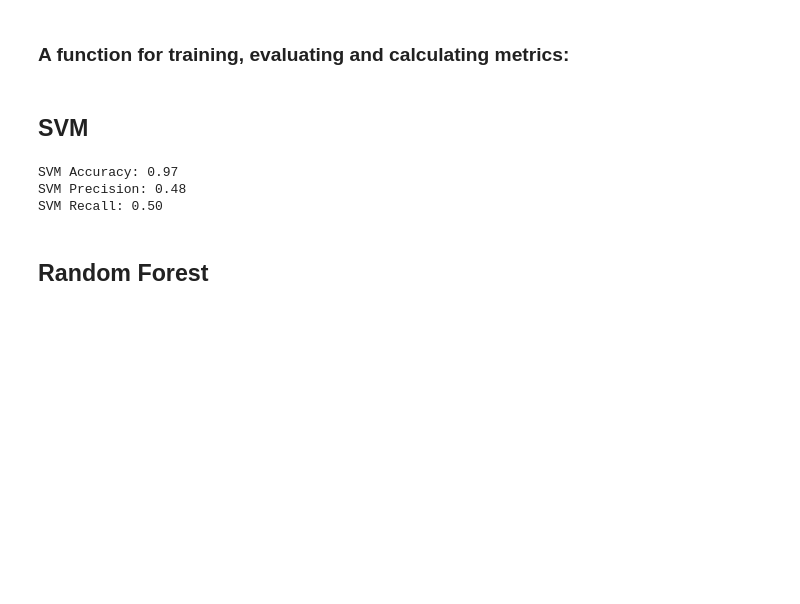
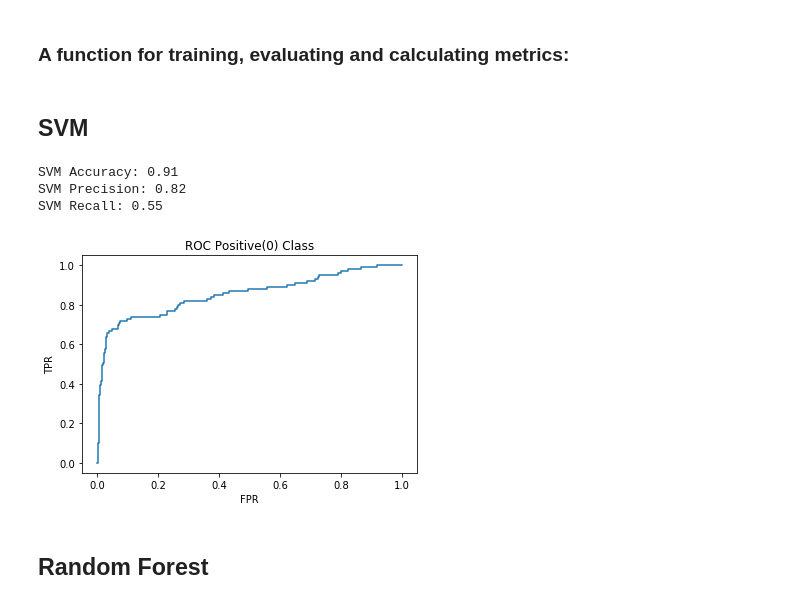
Before and after one commit to hmohebbi/ensembleforImbalance, a Jupyter notebook: Pattern2.ipynb, the cells around one changed output. Cells and saved outputs as stored; diff of their text form; code cells hidden in the pictures; blank space fills up the shorter version.

```diff
--- a/Pattern2.ipynb
+++ b/Pattern2.ipynb
@@ -41,22 +40,31 @@ X_train = []
 Y_train = []
 X_test = []
 Y_test = []
-col_names = ['FixedAcidity', 'VolatileAcidity', 'CitricAcid', 'ResidualSugar', 'Chlorides', 'FreeSulfurDioxide', 'TotalSulfurDioxide', 'Density', 'PH', 'Sulphates', 'Alcohol', 'Class']
+
+col_names = ['mcg', 'gvh', 'alm', 'mit', 'erl', 'pox', 'vac', 'nuc', 'Class']
+
 for traPath, tstPath in zip(traFiles, tstFiles):
-  df_train = pd.read_csv(traPath, skiprows=16, names=col_names, sep=r', ')
-  df_test = pd.read_csv(tstPath, skiprows=16, names=col_names, sep=r', ')
+  df_train = pd.read_csv(traPath, skiprows=13, names=col_names, sep=r', ')#16
+  df_test = pd.read_csv(tstPath, skiprows=13, names=col_names, sep=r', ')
 
-  X_train.append(df_train[col_names[0:11]])
-  Y_train.append(df_train['Class'])
+  df_train['Class'] = (df_train['Class'] == 'negative').astype(int)
+  df_test['Class'] = (df_test['Class'] == 'negative').astype(int)
 
-  X_test.append(df_test[col_names[0:11]])
-  Y_test.append(df_test['Class'])
+  X_train.append(df_train[col_names[0:8]])#11
+  X_test.append(df_test[col_names[0:8]])
+
+  Y_train.append(df_train['Class'].values.tolist())
+  Y_test.append(df_test['Class'].values.tolist())
 
 for i in range(kFold):
   X_train[i] = X_train[i].values.tolist() # pandas data frame to list of lists
   X_test[i] = X_test[i].values.tolist()
-  Y_train[i] = [int(y == 'negative') for y in Y_train[i]]
-  Y_test[i] = [int(y == 'negative') for y in Y_test[i]]
+
+# needed in plot roc curve
+X_train_all = X_train[0] + X_train[1] + X_train[2] + X_train[3] + X_train[4]
+Y_train_all = np.array(Y_train[0] + Y_train[1] + Y_train[2] + Y_train[3] + Y_train[4])
+X_test_all = X_test[0] + X_test[1] + X_test[2] + X_test[3] + X_test[4]
+Y_test_all = np.array(Y_test[0] + Y_test[1] + Y_test[2] + Y_test[3] + Y_test[4])
 # %% [markdown]
 Minority Class Label : 0 (positive)
 # %% [markdown]
@@ -86,16 +94,30 @@ def classify(model, classifier_name):
   print("{} Precision: {:.2f}".format(classifier_name, precision))
   print("{} Recall: {:.2f}".format(classifier_name, recall))
 
+  # ROC Curve
+  model.fit(X_train_all, Y_train_all)
+  support = model.predict_proba(X_test_all)
+  probs = support.T / np.sum(support,axis = 1)
+  support = probs.T[:,0]
+
+  fpr, tpr, thresholds = roc_curve(Y_test_all, support, pos_label=0) # 0 is minority class label
+  plt.title('ROC Positive(0) Class')
+  plt.xlabel('FPR')
+  plt.ylabel('TPR')
+  plt.plot(fpr, tpr)
+  plt.show()
+
   return acc, precision, recall
 # %% [markdown]
 ## SVM
 # %%
-model = SVC(kernel ='rbf', gamma='scale', C = 1)
+model = SVC(kernel ='linear', C = 1, probability=True)
 acc_svm, precision_svm, recall_svm = classify(model, "SVM")
 # %% [output]
-SVM Accuracy: 0.97
-SVM Precision: 0.48
-SVM Recall: 0.50
+SVM Accuracy: 0.91
+SVM Precision: 0.82
+SVM Recall: 0.55
+[figure, added]
 # %% [markdown]
 ## Random Forest
 # %% [markdown]
```
Also changed, not shown: parts of 32 cells of this notebook.
